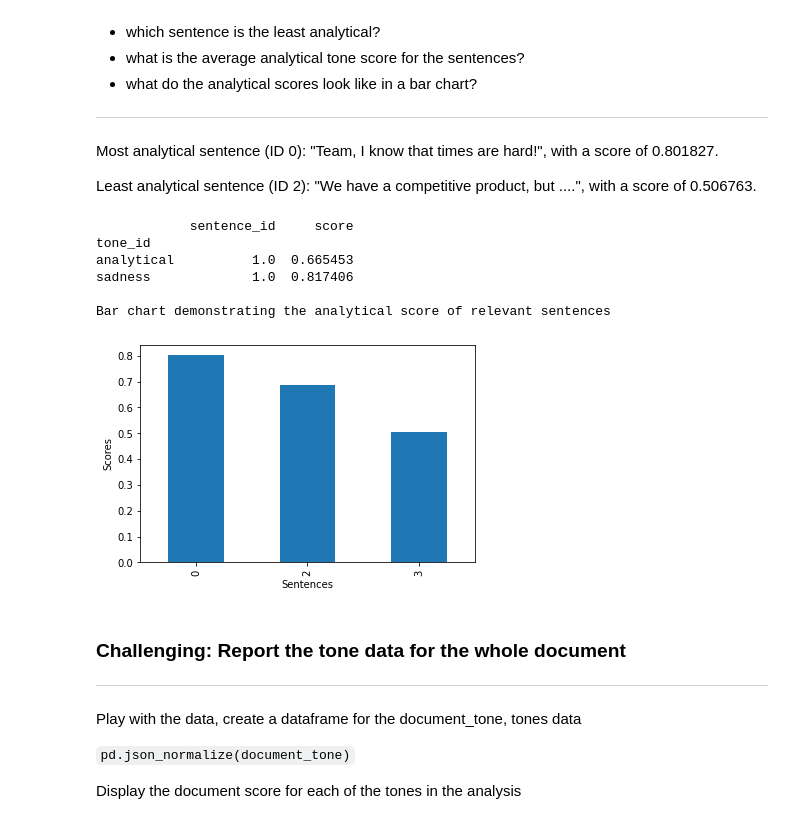
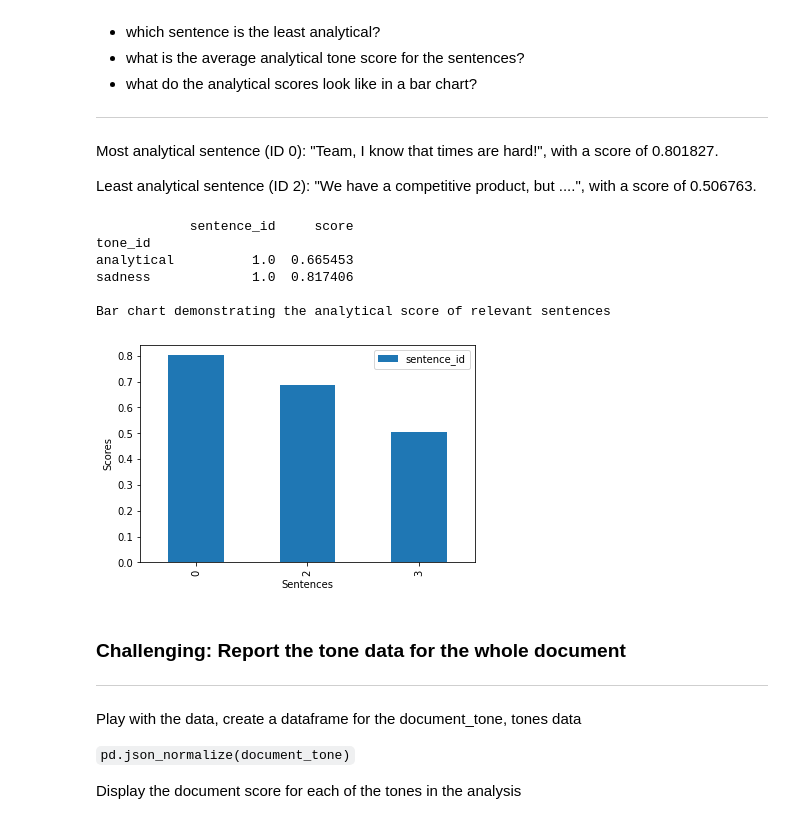
Before and after one commit to EllenSakkla/-PythonFundamentals, a Jupyter notebook: projects/WatsonToneAnalyser.ipynb, the cells around one changed output. Cells and saved outputs as stored; diff of their text form; code cells hidden in the pictures.

```diff
--- a/projects/WatsonToneAnalyser.ipynb
+++ b/projects/WatsonToneAnalyser.ipynb
@@ -289,33 +289,34 @@ Least analytical sentence (ID 2): "We have a competitive product, but ....", wit
 # %%
 #Average calculation of scores and bar chart plot depicting the analytical score for the relevant sentences
 def convert_to_sentence_tones(data):
   df = pd.json_normalize(data)
   df = df.explode('tones', ignore_index=True)
   df['score'] = df['tones'].apply(lambda x: x['score'])
   df['tone_id'] = df['tones'].apply(lambda x: x['tone_id'])
   df['tone_name'] = df['tones'].apply(lambda x: x['tone_name'])
   df = df.drop(['tones'], axis=1)
   return df
 
 def show_bar_chart(df):
   analytical_av = df.groupby(['tone_id']).mean(['score'])
   print(analytical_av)
 
   analytical = df[df['tone_id'].str.contains('analytical')]
   #analytical
   print("\nBar chart demonstrating the analytical score of relevant sentences")
-  analytical['score'].plot.bar(x=None, y=None, xlabel = "Sentences", ylabel = "Scores")
+  #analytical['score'].plot.bar(x=None, y=None, xlabel = "Sentences", ylabel = "Scores")
+  analytical['score'].plot.bar(x=None, y=None, xlabel = "Sentences", ylabel = "Scores").legend(sentences, bbox_to_anchor=(1, 1))
   #plt.show()
 df2 = convert_to_sentence_tones(tone_analysis['sentences_tone'])
 show_bar_chart(df2)
 # %% [output]
             sentence_id     score
 tone_id
 analytical          1.0  0.665453
 sadness             1.0  0.817406
 
 Bar chart demonstrating the analytical score of relevant sentences
-[figure, old version]
+[figure, new version]
 # %% [markdown]
 ### Challenging:  Report the tone data for the whole document
 ---
```
Also changed, not shown: parts of 4 cells of this notebook.
